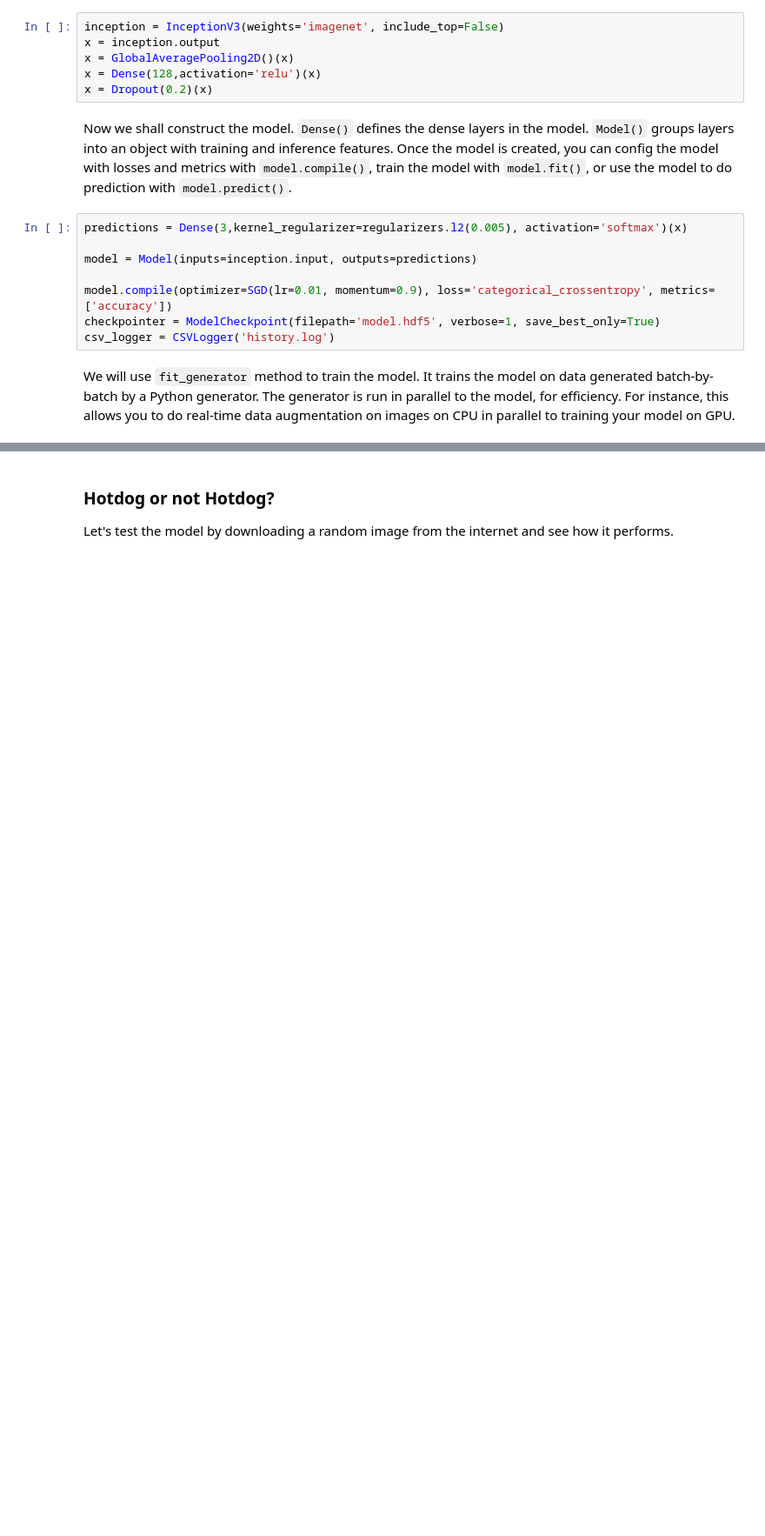
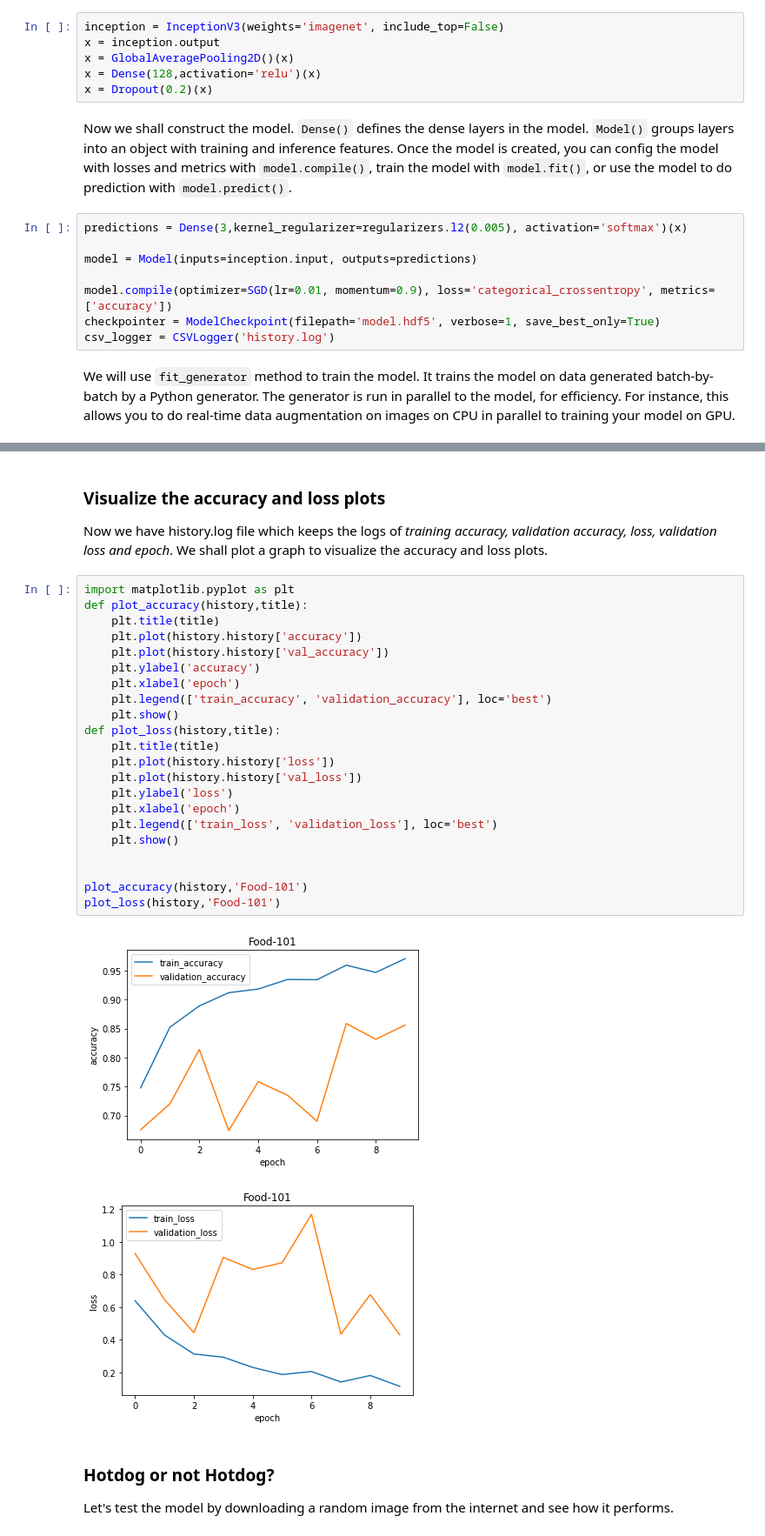
Before and after one commit to NikhilSKashyap/Food-101, a Jupyter notebook: Food101.ipynb, the cells around one changed output, grey strips where cells are left out. Shown at 87% size. Saved outputs shown, nothing was run; the diff lists cells and outputs as text; blank space fills up the shorter version.

```diff
--- a/Food101.ipynb
+++ b/Food101.ipynb
@@ -455,3 +474,32 @@ Epoch 00010: val_loss improved from 0.43104 to 0.41282, saving model to best_mod
+# %% [markdown]
+### Visualize the accuracy and loss plots
+
+Now we have history.log file which keeps the logs of *training accuracy, validation accuracy, loss, validation loss and epoch*. We shall plot a graph to visualize the accuracy and loss plots.
+# %%
+import matplotlib.pyplot as plt
+def plot_accuracy(history,title):
+    plt.title(title)
+    plt.plot(history.history['accuracy'])
+    plt.plot(history.history['val_accuracy'])
+    plt.ylabel('accuracy')
+    plt.xlabel('epoch')
+    plt.legend(['train_accuracy', 'validation_accuracy'], loc='best')
+    plt.show()
+def plot_loss(history,title):
+    plt.title(title)
+    plt.plot(history.history['loss'])
+    plt.plot(history.history['val_loss'])
+    plt.ylabel('loss')
+    plt.xlabel('epoch')
+    plt.legend(['train_loss', 'validation_loss'], loc='best')
+    plt.show()
+
+
+plot_accuracy(history,'Food-101')
+plot_loss(history,'Food-101')
+# %% [output]
+[figure, added]
+[figure, added]
 # %% [markdown]
 ### Hotdog or not Hotdog?
 
```
Also changed, not shown: parts of 21 cells of this notebook.
